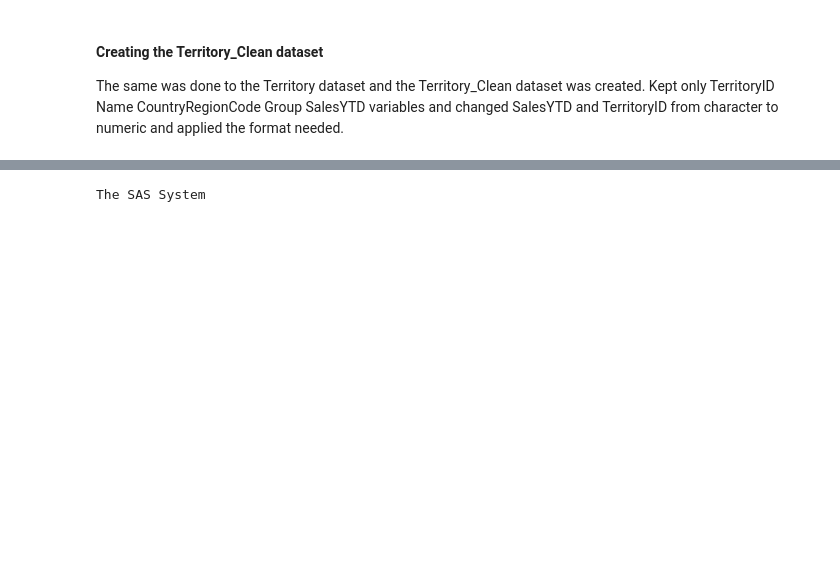
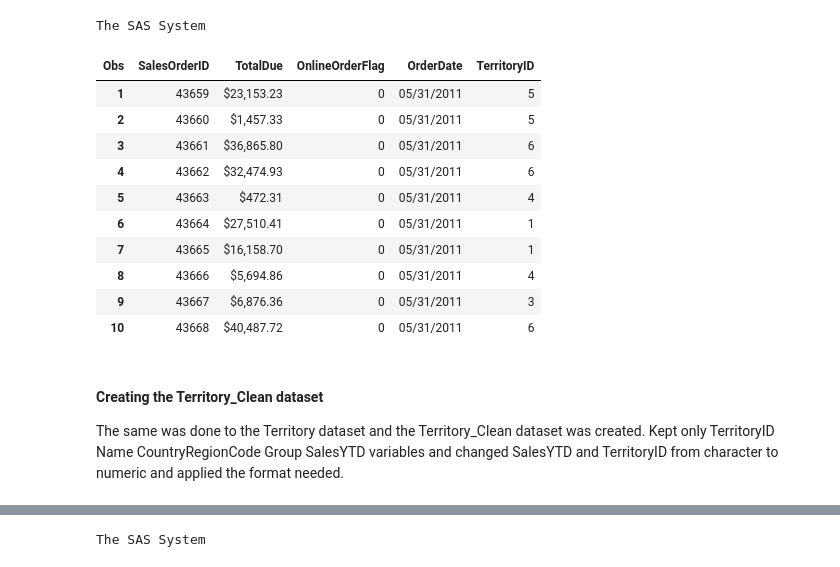
Before and after one commit to Tareqhaboukh/Business-Analytics, a Jupyter notebook: Programming For Analytics/Programming For Analytics Project.ipynb, the cells around one changed output, grey strips where cells are left out. Saved outputs shown, nothing was run; the diff lists cells and outputs as text; code cells hidden in the pictures; blank space fills up the shorter version.

```diff
--- a/Programming For Analytics/Programming For Analytics Project.ipynb
+++ b/Programming For Analytics/Programming For Analytics Project.ipynb
@@ -37,29 +73,44 @@ and named them by adding Num or Date to the original variable nam
 # %%
 * 2. Data Cleaning;
 * SalesOrderHeader_Clean;
 data project.SalesOrderHeader_Clean;
 	set 	project.SalesOrderHeader(keep=SalesOrderID TotalDue OnlineOrderFlag OrderDate TerritoryID);
 			NumTotalDue=input(TotalDue,dollar16.2);
 			NumOnlineOrderFlag=input(OnlineOrderFlag,8.);
 			DateOrderDate=input(OrderDate,anydtdte10.);
 			NumTerritoryID=input(TerritoryID,8.);
 	format	NumTotalDue dollar16.2
 			DateOrderDate mmddyy10.;
 	drop	TotalDue
 			OnlineOrderFlag
 			OrderDate
 			TerritoryID;
 	rename	NumTotalDue=TotalDue
 			NumOnlineOrderFlag=OnlineOrderFlag
 			DateOrderDate=OrderDate
 			NumTerritoryID=TerritoryID;
 run;
+
+proc print data=project.SalesOrderHeader_Clean (obs=10); run;
+# %% [output]
+The SAS System
+| Obs | SalesOrderID | TotalDue | OnlineOrderFlag | OrderDate | TerritoryID |
+| 1 | 43659 | $23,153.23 | 0 | 05/31/2011 | 5 |
+| 2 | 43660 | $1,457.33 | 0 | 05/31/2011 | 5 |
+| 3 | 43661 | $36,865.80 | 0 | 05/31/2011 | 6 |
+| 4 | 43662 | $32,474.93 | 0 | 05/31/2011 | 6 |
+| 5 | 43663 | $472.31 | 0 | 05/31/2011 | 4 |
+| 6 | 43664 | $27,510.41 | 0 | 05/31/2011 | 1 |
+| 7 | 43665 | $16,158.70 | 0 | 05/31/2011 | 1 |
+| 8 | 43666 | $5,694.86 | 0 | 05/31/2011 | 4 |
+| 9 | 43667 | $6,876.36 | 0 | 05/31/2011 | 3 |
+| 10 | 43668 | $40,487.72 | 0 | 05/31/2011 | 6 |
 # %% [markdown]
-#### Creating the Territory_Clean dataset
+<h4>Creating the Territory_Clean dataset</h4>
 
-The same was done to the Territory dataset and the Territory_Clean dataset was created. Kept only
+<p>The same was done to the Territory dataset and the Territory_Clean dataset was created. Kept only
 TerritoryID Name CountryRegionCode Group SalesYTD variables and changed SalesYTD and
-TerritoryID from character to numeric and applied the format needed.
+TerritoryID from character to numeric and applied the format needed.</p>
 # %%
 * Territory_Clean;
 data project.Territory_Clean;
```
Also changed, not shown: parts of 15 cells of this notebook, 1 other file.
